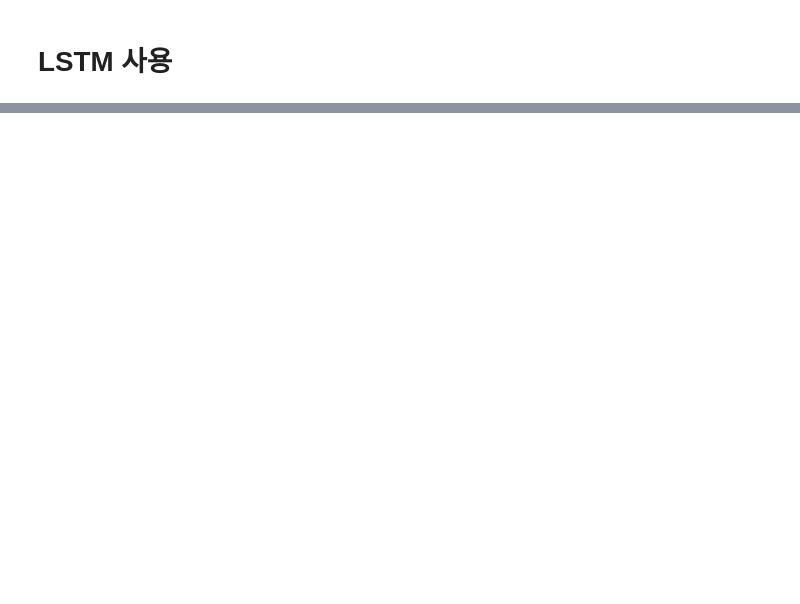
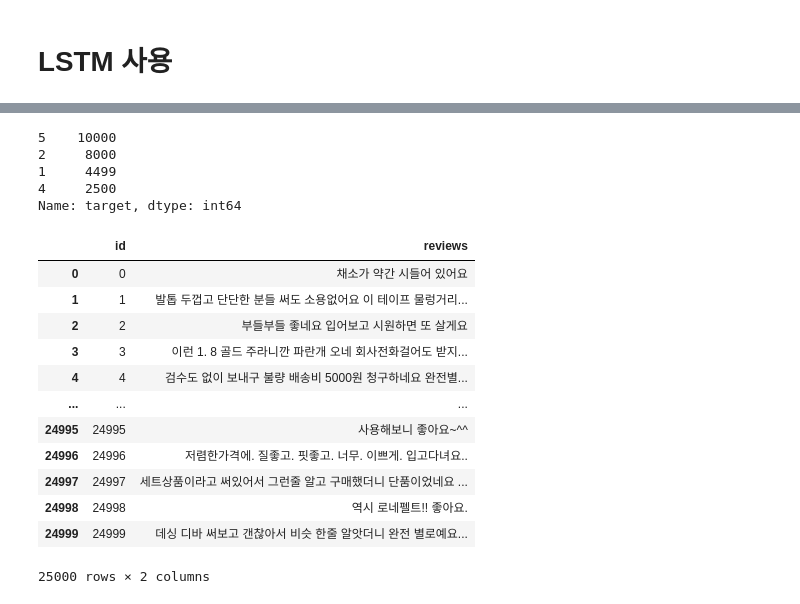
Before and after one commit to qkrwjdtn1236/KEB_HANA_BANK_RATING, a Jupyter notebook: main.ipynb, the cells around one changed output, grey strips where cells are left out. Saved outputs shown, nothing was run; the diff lists cells and outputs as text; code cells hidden in the pictures; blank space fills up the shorter version.

```diff
--- a/main.ipynb
+++ b/main.ipynb
@@ -678,0 +559,26 @@ testPred
+# %%
+X['target'].value_counts()
+# %% [output]
+5    10000
+2     8000
+1     4499
+4     2500
+Name: target, dtype: int64
+# %%
+X_test = pd.read_excel('test.xlsx')
+# %%
+X_test
+# %% [output]
+|  | id | reviews |
+| 0 | 0 | 채소가 약간 시들어 있어요 |
+| 1 | 1 | 발톱 두껍고 단단한 분들 써도 소용없어요 이 테이프 물렁거리... |
+| 2 | 2 | 부들부들 좋네요 입어보고 시원하면 또 살게요 |
+| 3 | 3 | 이런 1. 8 골드 주라니깐 파란개 오네 회사전화걸어도 받지... |
+| 4 | 4 | 검수도 없이 보내구 불량 배송비 5000원 청구하네요 완전별... |
+| ... | ... | ... |
+| 24995 | 24995 | 사용해보니 좋아요~^^ |
+| 24996 | 24996 | 저렴한가격에. 질좋고. 핏좋고. 너무. 이쁘게. 입고다녀요.. |
+| 24997 | 24997 | 세트상품이라고 써있어서 그런줄 알고 구매했더니 단품이었네요 ... |
+| 24998 | 24998 | 역시 로네펠트!! 좋아요. |
+| 24999 | 24999 | 데싱 디바 써보고 갠찮아서 비슷 한줄 알앗더니 완전 별로예요... |
+25000 rows × 2 columns
```
Also changed, not shown: parts of 100 cells of this notebook, 3 other files.
